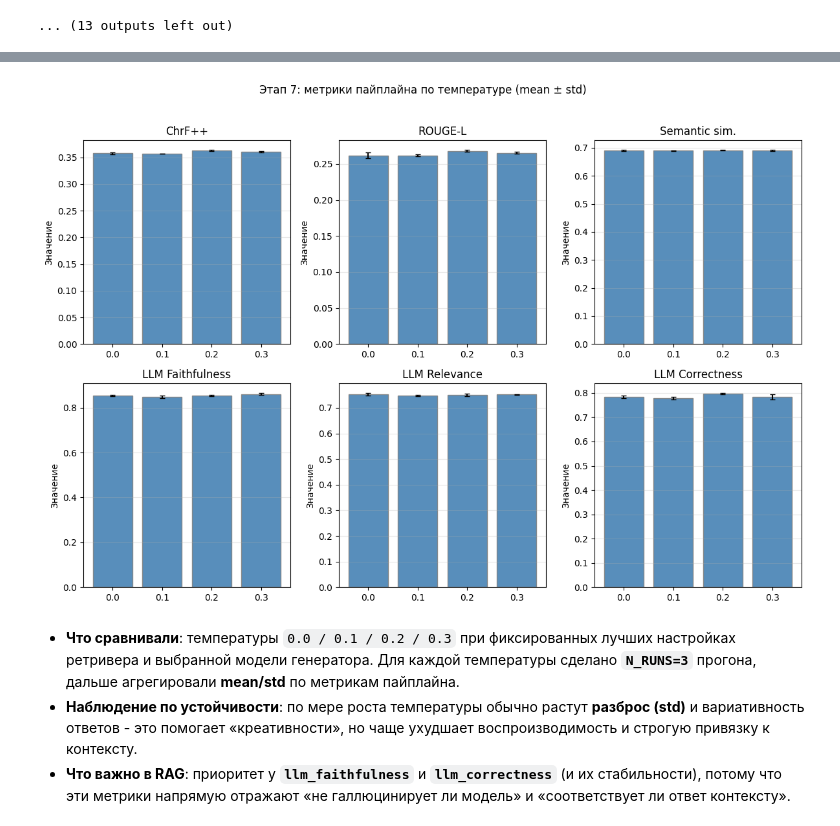
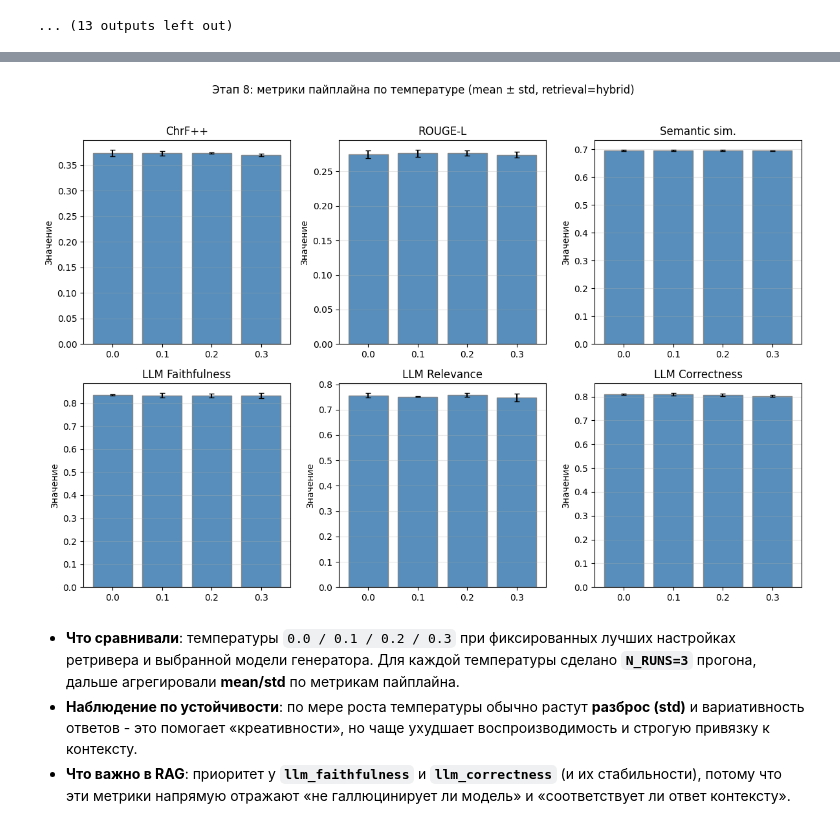
Before and after one commit to LHLHLHE/boardgame-rules-assistant, a Jupyter notebook: research/rag_experiments/notebooks/04_phase1_experiments.ipynb, the cells around one changed output, grey strips where cells are left out. Cells and saved outputs as stored; diff of their text form; code cells hidden in the pictures.

```diff
--- a/research/rag_experiments/notebooks/04_phase1_experiments.ipynb
+++ b/research/rag_experiments/notebooks/04_phase1_experiments.ipynb
@@ -625,7 +629,7 @@ for fst in FIRST_STAGE_K_VALUES:
                 f"retrieval.first_stage_k={fst}",
                 f"retrieval.second_stage_k={snd}",
             ]),
-            "dataset_hf_filename": PHASE2_DATASET_HF_FILENAME,
+            "dataset_hf_filename": BEST_DATASET_HF_FILENAME,
             "use_metadata_filter": True,
             "two_stage": True,
             "first_stage_k": fst,
@@ -829,11 +1063,11 @@ pipeline_metrics = [
     "semantic_similarity",
     "llm_faithfulness", "llm_answer_relevance", "llm_correctness"
 ]
-phase6_df = pd.DataFrame([
+phase7_df = pd.DataFrame([
     {
-        "experiment_id": STAGE6_GRID[i]["id"],
-        "llm_model": STAGE6_GRID[i]["llm_model"],
+        "experiment_id": STAGE7_GRID[i]["id"],
+        "llm_model": STAGE7_GRID[i]["llm_model"],
         **{k: v for k, v in r.get("pipeline", {}).items() if k in pipeline_metrics},
     }
-    for i, r in enumerate(phase6_results)
+    for i, r in enumerate(phase7_results)
 ])
@@ -848,0 +1074,3 @@ phase6_pivot
+# %%
+phase7_pivot = phase7_df.set_index("experiment_id")
+phase7_pivot
@@ -927,11 +1161,11 @@ print(f"Этап 7: {len(STAGE7_GRID)} экспериментов ({len(TEMPERAT
 # %%
-phase7_results = []
-for item in STAGE7_GRID:
+phase8_results = []
+for item in STAGE8_GRID:
     exp_id = item["id"]
     out_path = RESULTS_DIR / f"{exp_id}.json"
     if SKIP_IF_EXISTS and out_path.exists():
         with open(out_path, encoding="utf-8") as f:
-            phase7_results.append(json.load(f))
+            phase8_results.append(json.load(f))
         continue
     if EVAL_DATASET_HF_REPO:
         cfg = get_cfg(item["overrides"])
@@ -963,12 +1197,12 @@ for item in STAGE7_GRID:
         }
         with open(out_path, "w", encoding="utf-8") as f:
             json.dump(to_save, f, ensure_ascii=False, indent=2)
-        phase7_results.append(result)
+        phase8_results.append(result)
     elif out_path.exists():
         with open(out_path, encoding="utf-8") as f:
-            phase7_results.append(json.load(f))
+            phase8_results.append(json.load(f))
 
-print(f"Этап 7: {len(phase7_results)} результатов")
+print(f"Этап 8: {len(phase8_results)} результатов")
 # %% [output]
 Using device: mps
 You should probably TRAIN this model on a down-stream task to be able to use it for predictions and inference.
@@ -1025,38 +1259,38 @@ else:
 # %%
-phase7_metric_titles = {
+phase8_metric_titles = {
     "chrfpp": "ChrF++",
     "rougeL_f1": "ROUGE-L",
     "semantic_similarity": "Semantic sim.",
     "llm_faithfulness": "LLM Faithfulness",
     "llm_answer_relevance": "LLM Relevance",
     "llm_correctness": "LLM Correctness",
 }
-if len(phase7_df) > 0 and metrics_present:
-    chart_metrics = [m for m in phase7_metrics if m in phase7_df.columns]
+if len(phase8_df) > 0 and metrics_present:
+    chart_metrics = [m for m in phase8_metrics if m in phase8_df.columns]
     n_plots = len(chart_metrics)
     n_cols = 3
     n_rows = (n_plots + n_cols - 1) // n_cols
     fig, axes = plt.subplots(n_rows, n_cols, figsize=(12, 4 * n_rows))
     axes = axes.flatten() if hasattr(axes, "flatten") else [axes]
-    x = range(len(phase7_df))
-    labels = [str(t) for t in phase7_df["temperature"]]
+    x = range(len(phase8_df))
+    labels = [str(t) for t in phase8_df["temperature"]]
     for idx, m in enumerate(chart_metrics):
         ax = axes[idx]
-        ax.bar(x, phase7_df[m], color="steelblue", edgecolor="gray", alpha=0.9, label="mean")
-        if m in phase7_std_df.columns and phase7_std_df[m].notna().any():
-            ax.errorbar(x, phase7_df[m], yerr=phase7_std_df[m], fmt="none", color="black", capsize=3)
-        ax.set_title(phase7_metric_titles.get(m, m))
+        ax.bar(x, phase8_df[m], color="steelblue", edgecolor="gray", alpha=0.9, label="mean")
+        if m in phase8_std_df.columns and phase8_std_df[m].notna().any():
+            ax.errorbar(x, phase8_df[m], yerr=phase8_std_df[m], fmt="none", color="black", capsize=3)
+        ax.set_title(phase8_metric_titles.get(m, m))
         ax.set_ylabel("Значение")
         ax.set_xticks(x)
         ax.set_xticklabels(labels)
         ax.grid(True, alpha=0.3, axis="y")
     for j in range(len(chart_metrics), len(axes)):
         axes[j].set_visible(False)
-    plt.suptitle("Этап 7: метрики пайплайна по температуре (mean ± std)", fontsize=12, y=1.02)
+    plt.suptitle(f"Этап 8: метрики пайплайна по температуре (mean ± std, retrieval={BEST_RETRIEVAL_MODE})", fontsize=12, y=1.02)
     plt.tight_layout()
     plt.show()
 # %% [output]
-[figure, old version]
+[figure, new version]
 # %% [markdown]
 - **Что сравнивали**: температуры `0.0 / 0.1 / 0.2 / 0.3` при фиксированных лучших настройках ретривера и выбранной модели генератора. Для каждой температуры сделано **`N_RUNS=3`** прогона, дальше агрегировали **mean/std** по метрикам пайплайна.
 - **Наблюдение по устойчивости**: по мере роста температуры обычно растут **разброс (std)** и вариативность ответов - это помогает «креативности», но чаще ухудшает воспроизводимость и строгую привязку к контексту.
```
Also changed, not shown: parts of 40 cells of this notebook, 45 other files.
